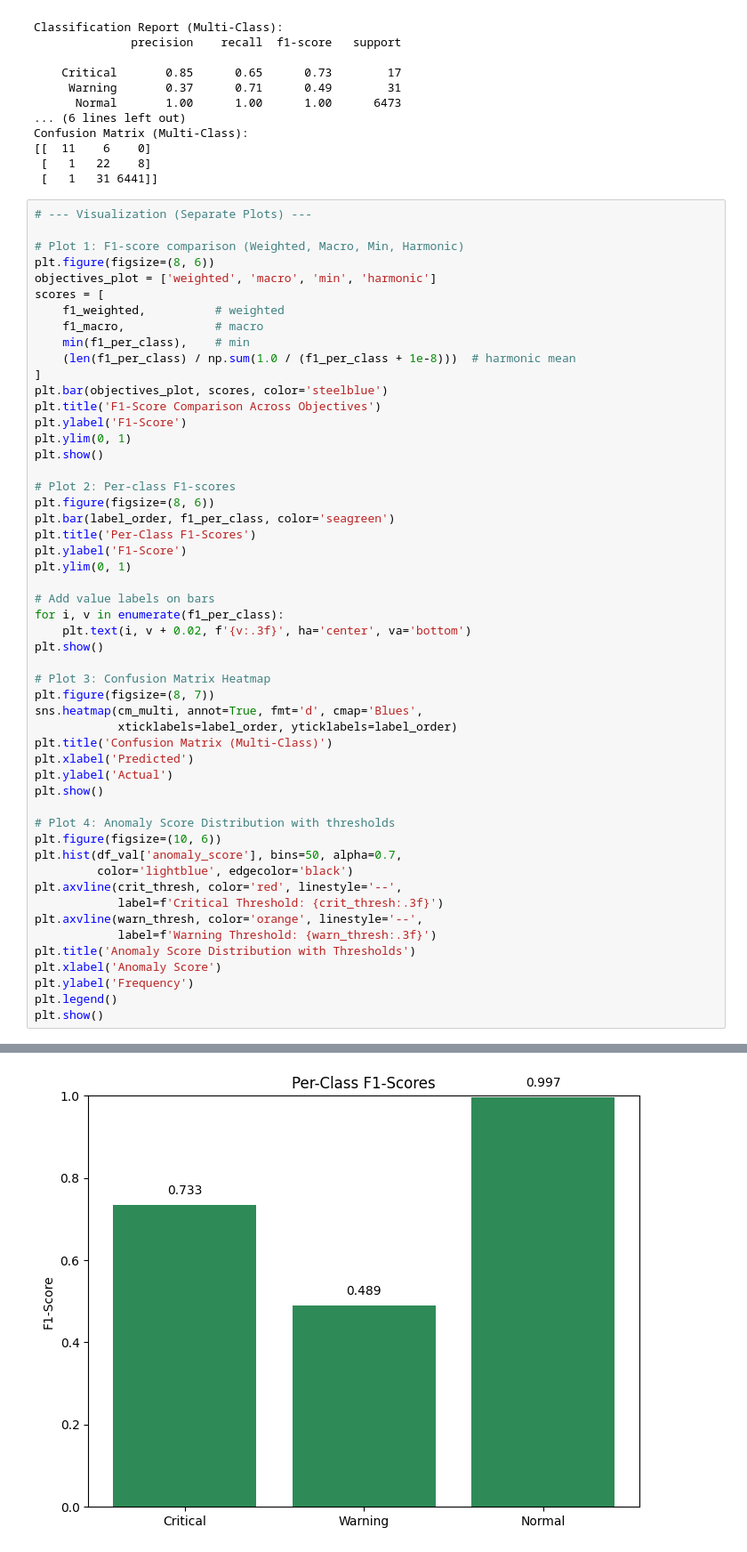
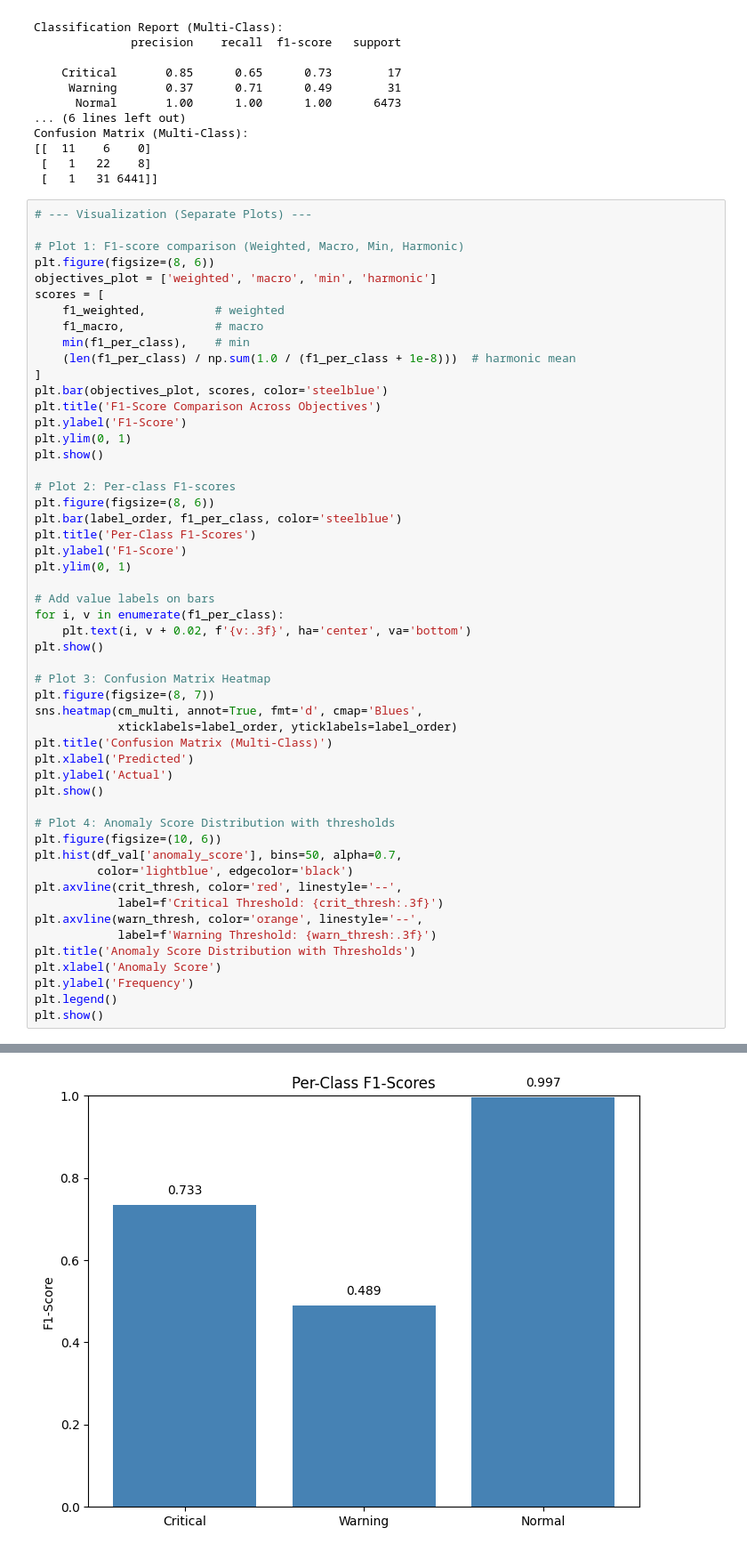
Before and after one commit to Ahmadaduwa/Landslide, a Jupyter notebook: models/IsalationForest/find_Thresholds.ipynb, the cells around one changed output, grey strips where cells are left out. Shown at 89% size. Saved outputs shown, nothing was run; the diff lists cells and outputs as text.

```diff
--- a/models/IsalationForest/find_Thresholds.ipynb
+++ b/models/IsalationForest/find_Thresholds.ipynb
@@ -621,40 +621,40 @@ plt.show()
 
 # Plot 2: Per-class F1-scores
 plt.figure(figsize=(8, 6))
-plt.bar(label_order, f1_per_class, color='seagreen')
+plt.bar(label_order, f1_per_class, color='steelblue')
 plt.title('Per-Class F1-Scores')
 plt.ylabel('F1-Score')
 plt.ylim(0, 1)
 
 # Add value labels on bars
 for i, v in enumerate(f1_per_class):
     plt.text(i, v + 0.02, f'{v:.3f}', ha='center', va='bottom')
 plt.show()
 
 # Plot 3: Confusion Matrix Heatmap
 plt.figure(figsize=(8, 7))
 sns.heatmap(cm_multi, annot=True, fmt='d', cmap='Blues',
             xticklabels=label_order, yticklabels=label_order)
 plt.title('Confusion Matrix (Multi-Class)')
 plt.xlabel('Predicted')
 plt.ylabel('Actual')
 plt.show()
 
 # Plot 4: Anomaly Score Distribution with thresholds
 plt.figure(figsize=(10, 6))
 plt.hist(df_val['anomaly_score'], bins=50, alpha=0.7,
          color='lightblue', edgecolor='black')
 plt.axvline(crit_thresh, color='red', linestyle='--',
             label=f'Critical Threshold: {crit_thresh:.3f}')
 plt.axvline(warn_thresh, color='orange', linestyle='--',
             label=f'Warning Threshold: {warn_thresh:.3f}')
 plt.title('Anomaly Score Distribution with Thresholds')
 plt.xlabel('Anomaly Score')
 plt.ylabel('Frequency')
 plt.legend()
 plt.show()
 # %% [output]
 [figure]
-[figure, old version]
+[figure, new version]
 [figure]
 [figure]
```
